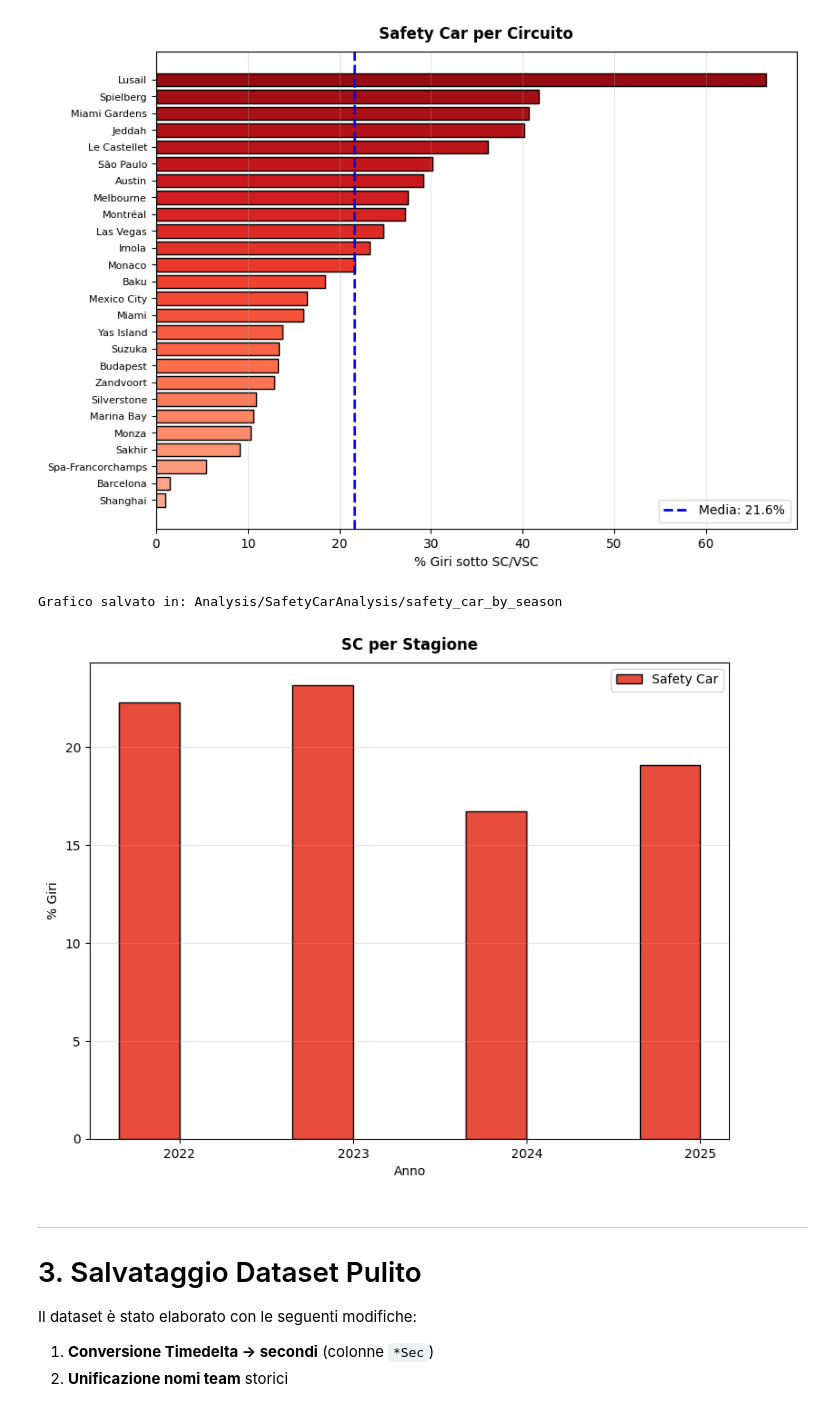
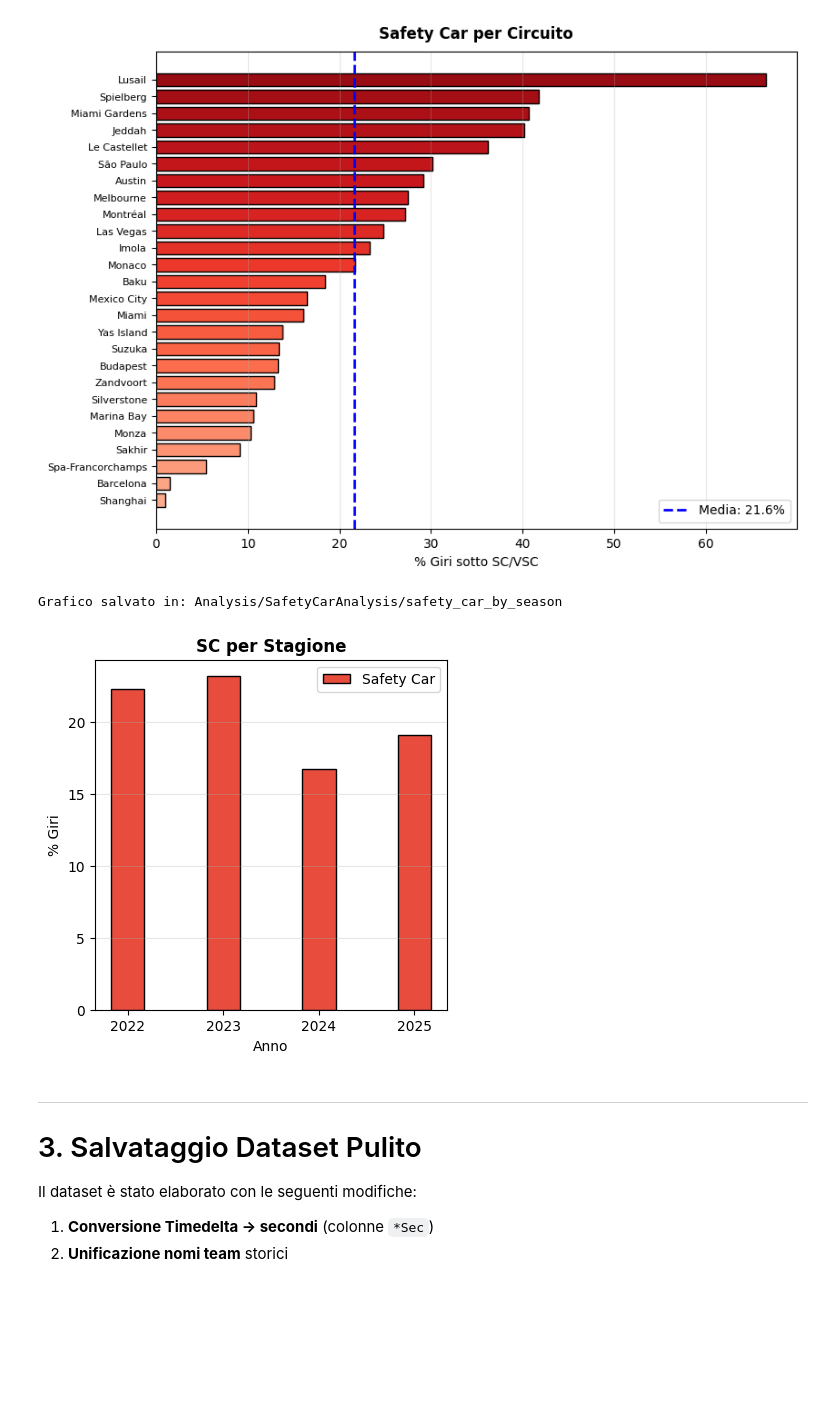
Before and after one commit to FedericoSabbadini/F1_StrategyPredictor, a Jupyter notebook: 02:dbAnalysis/DataAnalysis.ipynb, the cells around one changed output. Saved outputs shown, nothing was run; the diff lists cells and outputs as text; code cells hidden in the pictures; blank space fills up the shorter version.

```diff
--- a/02:dbAnalysis/DataAnalysis.ipynb
+++ b/02:dbAnalysis/DataAnalysis.ipynb
@@ -909,30 +865,32 @@ save_plot(fig, "SafetyCarAnalysis", "safety_car_by_circuit")
 Grafico salvato in: Analysis/SafetyCarAnalysis/safety_car_by_circuit
 [figure]
 # %%
-# SC/VSC per Anno
-fig = plt.figure(figsize=(20, 15))
+import matplotlib.pyplot as plt
+import numpy as np
 
+fig = plt.figure(figsize=(10, 10))
 ax = plt.subplot(2, 2, 3)
-if df_f1['UnderCaution'].sum() > 0:
-    sc_by_year = df_f1.groupby('Year').agg({
-        'UnderSC': 'mean',
-    }) * 100
+
+if 'UnderSC' in df_f1.columns and df_f1['UnderSC'].sum() > 0:
+    # Percentuale giri sotto SC per anno
+    sc_by_year = df_f1.groupby('Year')['UnderSC'].mean() * 100
+
     x = np.arange(len(sc_by_year))
     width = 0.35
-    # Corrected: Changed 'UnderCaution' to 'UnderSC'
-    ax.bar(x - width/2, sc_by_year['UnderSC'], width, label='Safety Car', color='#e74c3c', edgecolor='black')
+
+    ax.bar(x, sc_by_year, width, label='Safety Car', color='#e74c3c', edgecolor='black')
     ax.set_xticks(x)
     ax.set_xticklabels(sc_by_year.index.astype(str))
     ax.set_xlabel('Anno')
     ax.set_ylabel('% Giri')
-    ax.set_title('SC per Stagione', fontweight='bold', pad=10)
+    ax.set_title('SC per Stagione', fontweight='bold')
     ax.legend()
     ax.grid(axis='y', alpha=0.3)
 
 save_plot(fig, "SafetyCarAnalysis", "safety_car_by_season")
 # %% [output]
 Grafico salvato in: Analysis/SafetyCarAnalysis/safety_car_by_season
-[figure, old version]
+[figure, new version]
 # %% [markdown]
 ---
 # 3. Salvataggio Dataset Pulito
```
Also changed, not shown: parts of 6 cells of this notebook, 24 other files.
